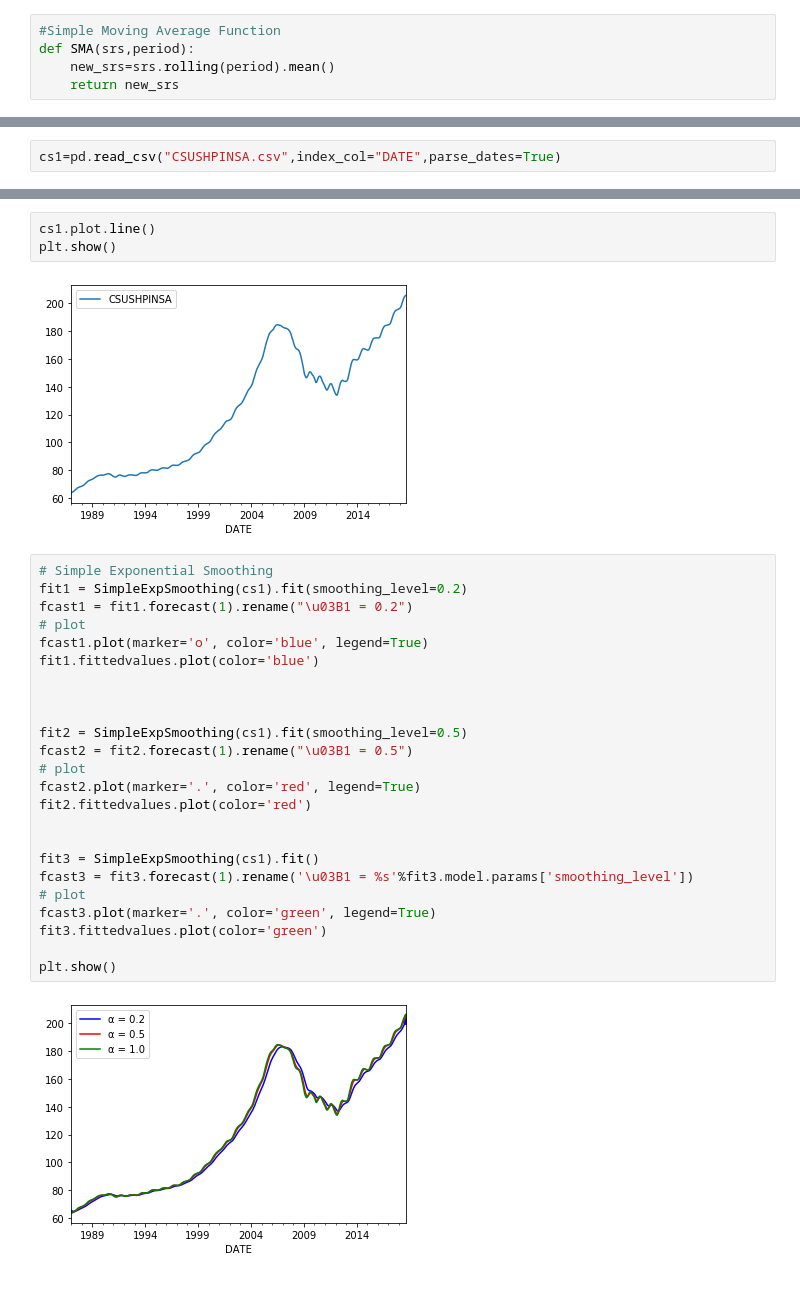
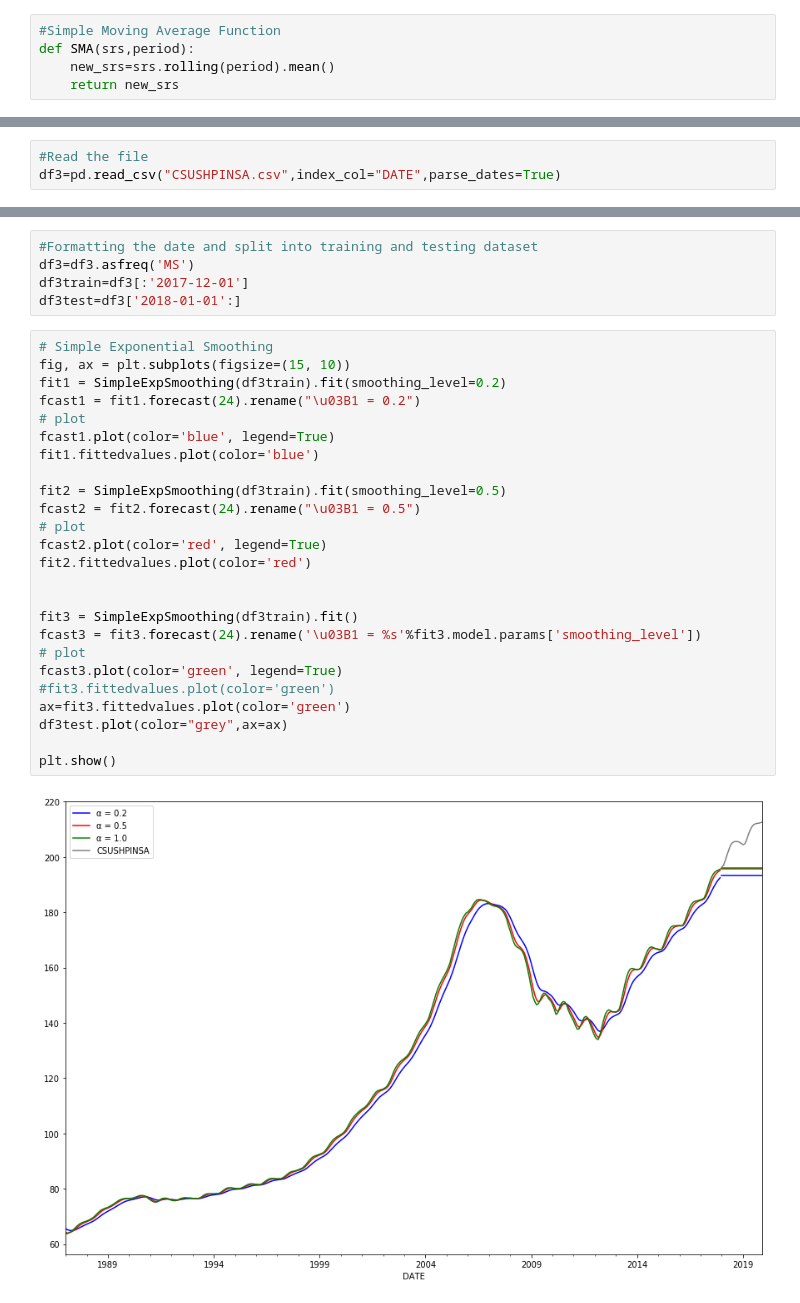
Before and after one commit to Kytonh/CaseShiller, a Jupyter notebook: Forecasting.ipynb, the cells around one changed output, grey strips where cells are left out. Saved outputs shown, nothing was run; the diff lists cells and outputs as text.

```diff
--- a/Forecasting.ipynb
+++ b/Forecasting.ipynb
@@ -68,2 +87,3 @@ dtest[4]
 # %%
-cs1=pd.read_csv("CSUSHPINSA.csv",index_col="DATE",parse_dates=True)
+#Read the file
+df3=pd.read_csv("CSUSHPINSA.csv",index_col="DATE",parse_dates=True)
@@ -84,31 +90,32 @@ memory usage: 15.9 KB
-# %%
-cs1.plot.line()
-plt.show()
-# %% [output]
-[figure, removed]
+# %%
+#Formatting the date and split into training and testing dataset
+df3=df3.asfreq('MS')
+df3train=df3[:'2017-12-01']
+df3test=df3['2018-01-01':]
 # %%
 # Simple Exponential Smoothing
-fit1 = SimpleExpSmoothing(cs1).fit(smoothing_level=0.2)
-fcast1 = fit1.forecast(1).rename("\u03B1 = 0.2")
+fig, ax = plt.subplots(figsize=(15, 10))
+fit1 = SimpleExpSmoothing(df3train).fit(smoothing_level=0.2)
+fcast1 = fit1.forecast(24).rename("\u03B1 = 0.2")
 # plot
-fcast1.plot(marker='o', color='blue', legend=True)
+fcast1.plot(color='blue', legend=True)
 fit1.fittedvalues.plot(color='blue')
 
-
-
-fit2 = SimpleExpSmoothing(cs1).fit(smoothing_level=0.5)
-fcast2 = fit2.forecast(1).rename("\u03B1 = 0.5")
+fit2 = SimpleExpSmoothing(df3train).fit(smoothing_level=0.5)
+fcast2 = fit2.forecast(24).rename("\u03B1 = 0.5")
 # plot
-fcast2.plot(marker='.', color='red', legend=True)
+fcast2.plot(color='red', legend=True)
 fit2.fittedvalues.plot(color='red')
 
 
-fit3 = SimpleExpSmoothing(cs1).fit()
-fcast3 = fit3.forecast(1).rename('\u03B1 = %s'%fit3.model.params['smoothing_level'])
+fit3 = SimpleExpSmoothing(df3train).fit()
+fcast3 = fit3.forecast(24).rename('\u03B1 = %s'%fit3.model.params['smoothing_level'])
 # plot
-fcast3.plot(marker='.', color='green', legend=True)
-fit3.fittedvalues.plot(color='green')
+fcast3.plot(color='green', legend=True)
+#fit3.fittedvalues.plot(color='green')
+ax=fit3.fittedvalues.plot(color='green')
+df3test.plot(color="grey",ax=ax)
 
 plt.show()
 # %% [output]
-[figure, old version]
+[figure, new version]
```
Also changed, not shown: parts of 24 cells of this notebook, 3 other files.
